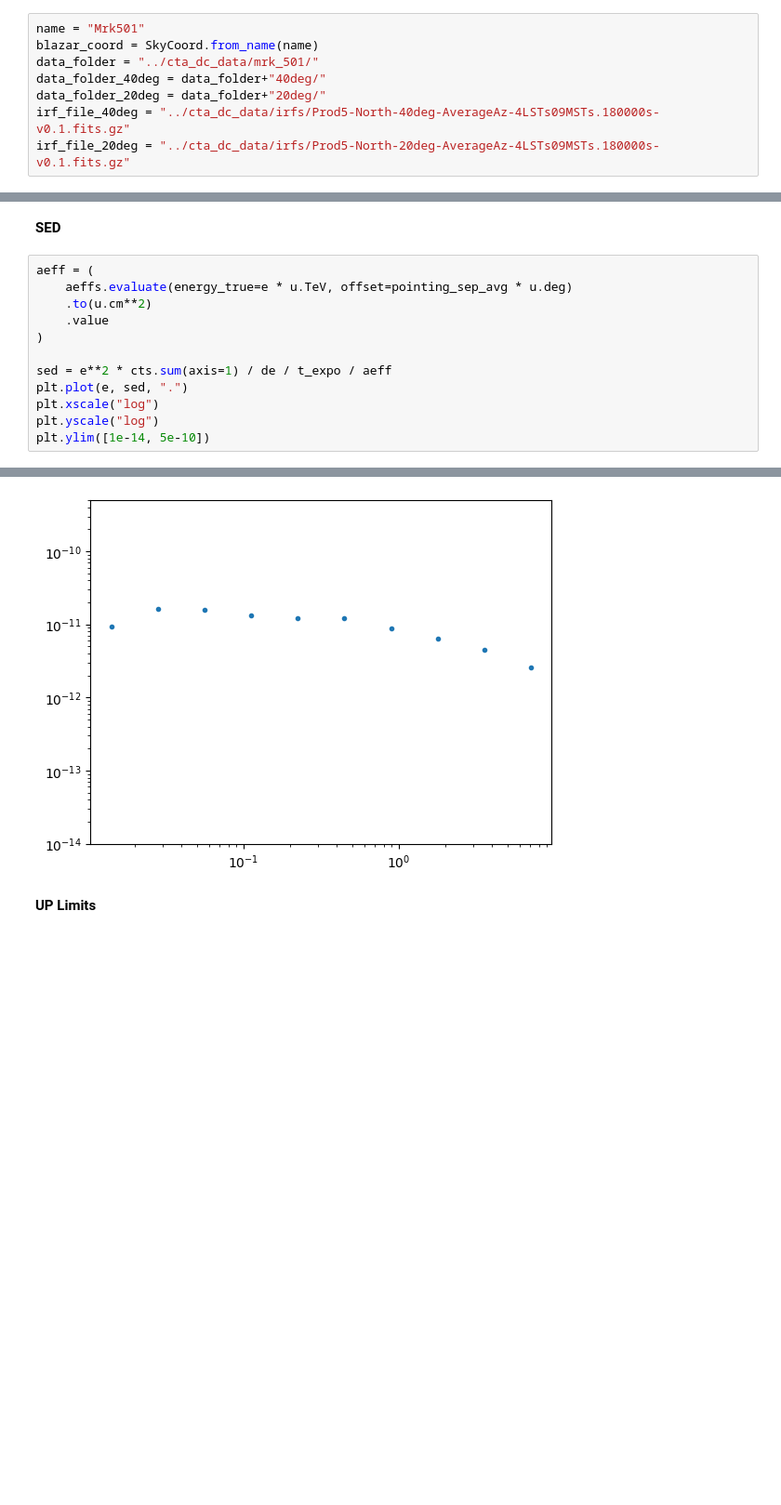
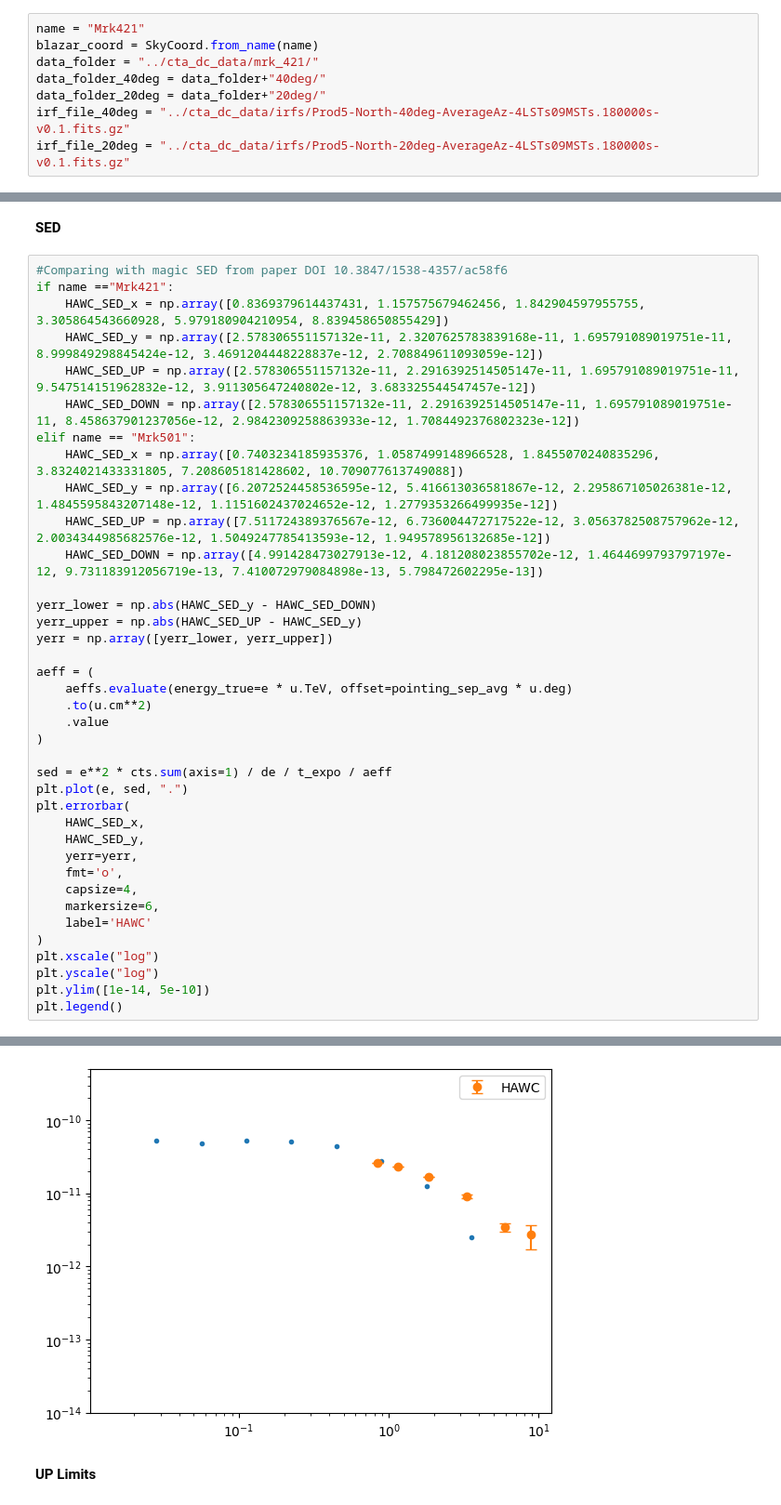
Before and after one commit to Nico812/CTAO-EXT_EM_analyses, a Jupyter notebook: DC_EM_UP_LIM_remaster.ipynb, the cells around one changed output, grey strips where cells are left out. Shown at 93% size. Saved outputs shown, nothing was run; the diff lists cells and outputs as text; blank space fills up the shorter version.

```diff
--- a/DC_EM_UP_LIM_remaster.ipynb
+++ b/DC_EM_UP_LIM_remaster.ipynb
@@ -11,9 +11,9 @@ from gammapy.irf import load_irf_dict_from_file, EnergyDependentMultiGaussPSF
 from scipy.stats import chi2, poisson
 from scipy.optimize import curve_fit, least_squares, nnls, brentq
 # %%
-name = "Mrk501"
+name = "Mrk421"
 blazar_coord = SkyCoord.from_name(name)
-data_folder = "../cta_dc_data/mrk_501/"
+data_folder = "../cta_dc_data/mrk_421/"
 data_folder_40deg = data_folder+"40deg/"
 data_folder_20deg = data_folder+"20deg/"
 irf_file_40deg = "../cta_dc_data/irfs/Prod5-North-40deg-AverageAz-4LSTs09MSTs.180000s-v0.1.fits.gz"
@@ -206,6 +206,22 @@ aeffs = aeffs_40deg
 # %% [markdown]
 **SED**
 # %%
+#Comparing with magic SED from paper DOI 10.3847/1538-4357/ac58f6
+if name =="Mrk421":
+    HAWC_SED_x = np.array([0.8369379614437431, 1.157575679462456, 1.842904597955755, 3.305864543660928, 5.979180904210954, 8.839458650855429])
+    HAWC_SED_y = np.array([2.578306551157132e-11, 2.3207625783839168e-11, 1.695791089019751e-11, 8.999849298845424e-12, 3.4691204448228837e-12, 2.708849611093059e-12])
+    HAWC_SED_UP = np.array([2.578306551157132e-11, 2.2916392514505147e-11, 1.695791089019751e-11, 9.547514151962832e-12, 3.911305647240802e-12, 3.683325544547457e-12])
+    HAWC_SED_DOWN = np.array([2.578306551157132e-11, 2.2916392514505147e-11, 1.695791089019751e-11, 8.458637901237056e-12, 2.9842309258863933e-12, 1.7084492376802323e-12])
+elif name == "Mrk501":
+    HAWC_SED_x = np.array([0.7403234185935376, 1.0587499148966528, 1.8455070240835296, 3.8324021433331805, 7.208605181428602, 10.709077613749088])
+    HAWC_SED_y = np.array([6.2072524458536595e-12, 5.416613036581867e-12, 2.295867105026381e-12, 1.4845595843207148e-12, 1.1151602437024652e-12, 1.2779353266499935e-12])
+    HAWC_SED_UP = np.array([7.511724389376567e-12, 6.736004472717522e-12, 3.0563782508757962e-12, 2.0034344985682576e-12, 1.5049247785413593e-12, 1.949578956132685e-12])
+    HAWC_SED_DOWN = np.array([4.991428473027913e-12, 4.181208023855702e-12, 1.4644699793797197e-12, 9.731183912056719e-13, 7.410072979084898e-13, 5.798472602295e-13])
+
+yerr_lower = np.abs(HAWC_SED_y - HAWC_SED_DOWN)
+yerr_upper = np.abs(HAWC_SED_UP - HAWC_SED_y)
+yerr = np.array([yerr_lower, yerr_upper])
+
 aeff = (
     aeffs.evaluate(energy_true=e * u.TeV, offset=pointing_sep_avg * u.deg)
     .to(u.cm**2)
@@ -214,7 +230,17 @@ aeff = (
 
 sed = e**2 * cts.sum(axis=1) / de / t_expo / aeff
 plt.plot(e, sed, ".")
+plt.errorbar(
+    HAWC_SED_x,
+    HAWC_SED_y,
+    yerr=yerr,
+    fmt='o',
+    capsize=4,
+    markersize=6,
+    label='HAWC'
+)
 plt.xscale("log")
 plt.yscale("log")
 plt.ylim([1e-14, 5e-10])
+plt.legend()
 # %% [output]
@@ -222,4 +248,4 @@ plt.ylim([1e-14, 5e-10])
-[figure, old version]
+[figure, new version]
 # %% [markdown]
 **UP Limits**
 # %%
```
Also changed, not shown: parts of 8 cells of this notebook, 2 other files.
